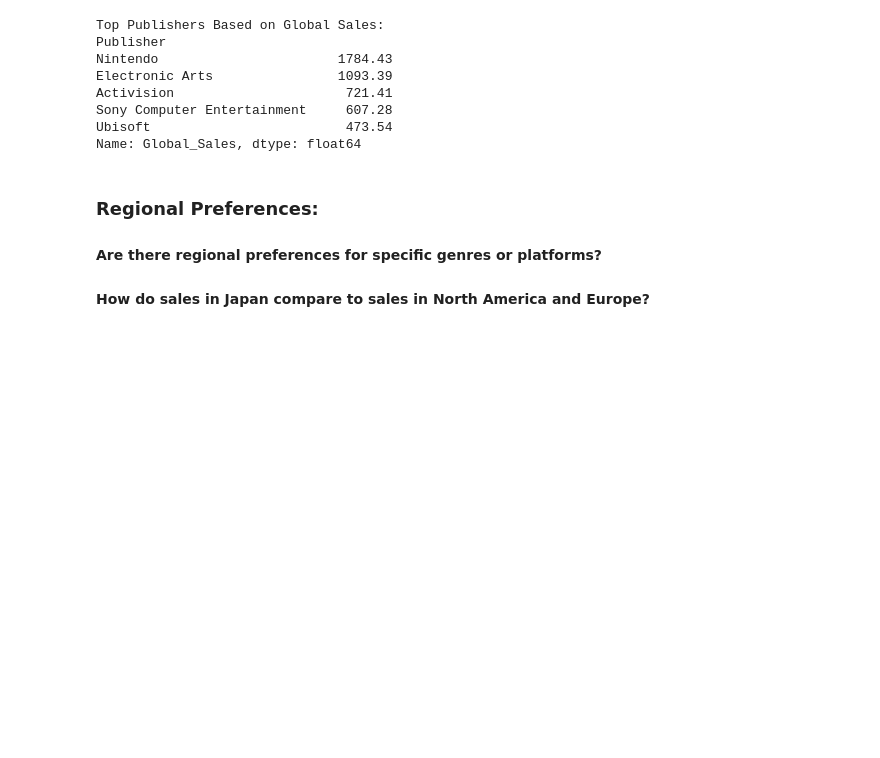
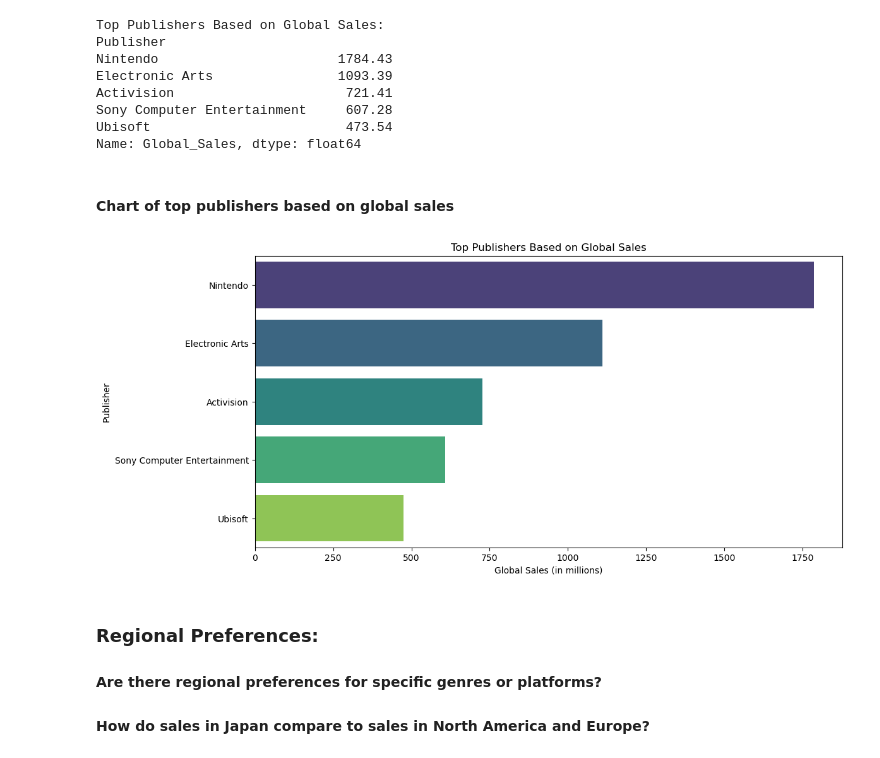
Before and after one commit to Elixir-sir/TASK-INTERN-CAREER, a Jupyter notebook: Vg_Sales_Analysis_notebook.ipynb, the cells around one changed output. Saved outputs shown, nothing was run; the diff lists cells and outputs as text; code cells hidden in the pictures; blank space fills up the shorter version.

```diff
--- a/Vg_Sales_Analysis_notebook.ipynb
+++ b/Vg_Sales_Analysis_notebook.ipynb
@@ -198,6 +280,25 @@ Activision                      721.41
 Sony Computer Entertainment     607.28
 Ubisoft                         473.54
 Name: Global_Sales, dtype: float64
+# %% [markdown]
+#### Chart of top publishers based on global sales
+# %%
+
+# Grouping by 'Publisher' and summing the global sales
+publisher_sales = vg_sales.groupby('Publisher')['Global_Sales'].sum()
+
+# Identifying the top publishers based on global sales
+top_publishers = publisher_sales.nlargest(5)
+
+# Plotting the top publishers based on global sales
+plt.figure(figsize=(12, 6))
+sns.barplot(x=top_publishers.values, y=top_publishers.index, palette='viridis')
+plt.title('Top Publishers Based on Global Sales')
+plt.xlabel('Global Sales (in millions)')
+plt.ylabel('Publisher')
+plt.show()
+# %% [output]
+[figure, added]
 # %% [markdown]
 ### Regional Preferences:
 
```
Also changed, not shown: parts of 17 cells of this notebook.
